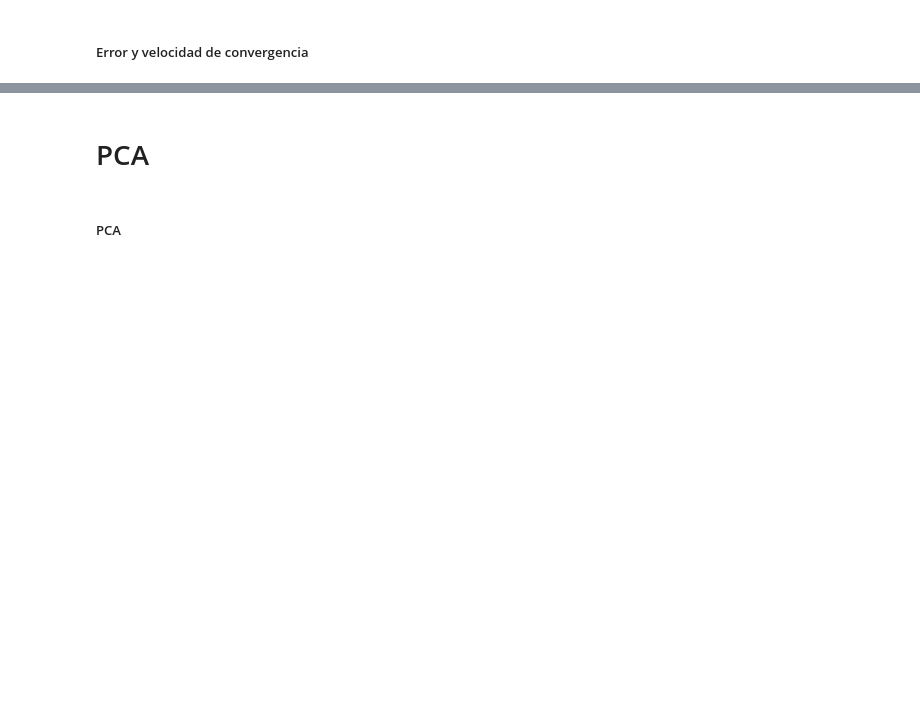
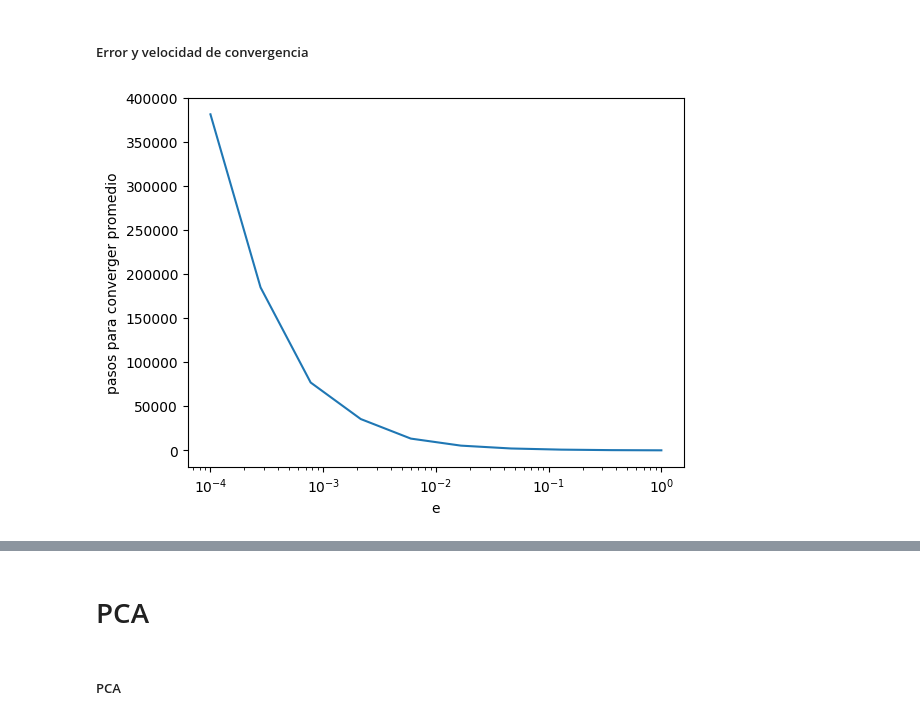
Before and after one commit to mamertowo/tp-mn-2, a Jupyter notebook: notebook.ipynb, the cells around one changed output, grey strips where cells are left out. Saved outputs shown, nothing was run; the diff lists cells and outputs as text; code cells hidden in the pictures; blank space fills up the shorter version.

```diff
--- a/notebook.ipynb
+++ b/notebook.ipynb
@@ -69,31 +69,34 @@ global_train_g, global_train_v = construir_datos_training(global_tabla, 1000, 4)
 # %% [markdown]
 ##### Python puro
 # %%
-def productoPunto(vectorA, vectorB):
+def productoPuntoPython(vectorA, vectorB):
     producto = 0
     for i in range(len(vectorA)) :
        producto = vectorA[i]*vectorB[i] + producto
     return producto
 
-def norma(vector):
+def normaPython(vector):
     valor = 0
     for i in range(len(vector)):
         valor = vector[i]**2 + valor
     valor = sqrt(valor)
     return valor
 
-def distanciaCoseno(vectorA, vectorB):
+def distanciaCosenoPython(vectorA, vectorB):
     # vecA = vectorA - sum(vectorA) / len(vectorA)
     # vecB = vectorB - sum(vectorB) / len(vectorB)
     # distancia = 1 - (productoPunto(vecA, vecB) / (norma(vecA) * norma(vecB)))
     # preguntar media
-    distancia = 1 - productoPunto(vectorA, vectorB) / (norma(vectorA) * norma(vectorB))
+    norma = normaPython(vectorA) * normaPython(vectorB)
+    if norma == 0:
+        return np.inf #preguntar
+    distancia = 1 - productoPuntoPython(vectorA, vectorB) / norma
     return distancia
 # %%
 def KVecinos(vector, modelo_generos, modelo_vectores, k):
     vecinos = []
     for i in range(len(modelo_vectores)):
-        vecinos.append((modelo_generos[i], distanciaCoseno(modelo_vectores[i], vector)))
+        vecinos.append((modelo_generos[i], distanciaCosenoPython(modelo_vectores[i], vector)))
 
     vecinos = sorted(vecinos, key=lambda tup: tup[1])
     kvecinos = []
@@ -150,10 +174,3 @@ def KVecinosNumpy(vector, modelo_generos, modelo_vectores, k):
 def KNNNumpy(vector, modelo_generos, modelo_vectores, k):
     kvecinos = KVecinosNumpy(vector, modelo_generos, modelo_vectores, k)
     return scipy.stats.mode(kvecinos).mode
-# %%
-modelo_generos = train_g[19:]
-modelo_vectores = train_v[19:]
-for i in range(19):
-    vector = train_v[i]
-    genero_esperado = generos_list[train_g[i]]
-    print("Esperado: " + genero_esperado + " Resultado: " + generos_list[KNNNumpy(vector, modelo_generos, modelo_vectores, 10)])
@@ -283,0 +335,9 @@ print(vectorAdevolver)
+# %%
+epsilons_graficar, errores_graficar, pasos_graficar = error_y_velocidad_convergencia()
+# %%
+plt.plot(epsilons_graficar, pasos_graficar)
+plt.ylabel("pasos para converger promedio")
+plt.xlabel("e")
+plt.xscale("log")
+# %% [output]
+[figure, added]
```
Also changed, not shown: parts of 20 cells of this notebook.
